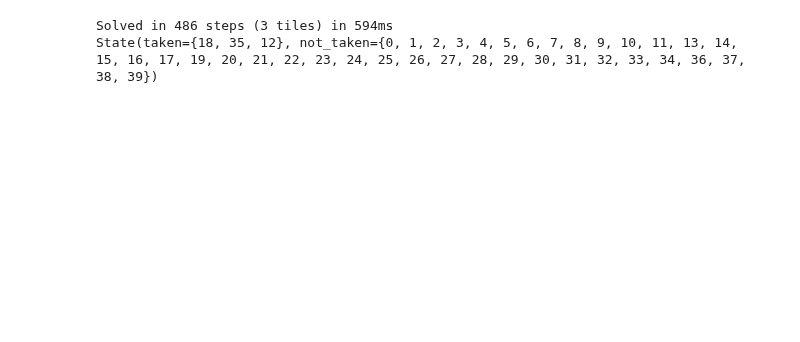
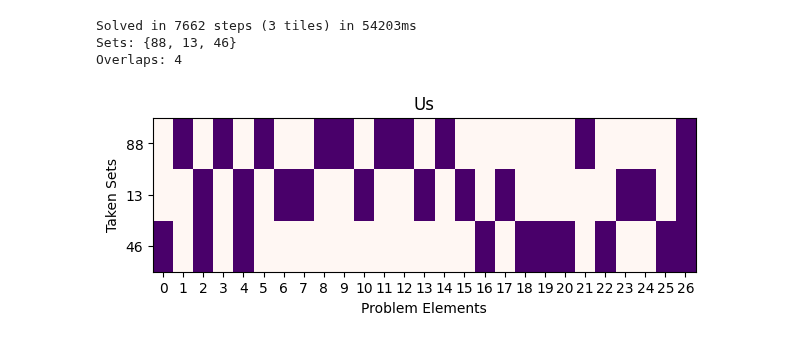
Before and after one commit to Mattizza/CompInt2324, a Jupyter notebook: Lab_1/set_covering.ipynb, the cells around one changed output. Saved outputs shown, nothing was run; the diff lists cells and outputs as text; code cells hidden in the pictures; blank space fills up the shorter version.

```diff
--- a/Lab_1/set_covering.ipynb
+++ b/Lab_1/set_covering.ipynb
@@ -12,12 +18,13 @@ from time import time
 import numpy as np
 # %%
-# Set the configuration of the problem.
-PROBLEM_SIZE = 9    # Number of points to be covered.
-NUM_SETS = 40       # Number of sets in our pool.
-ALPHA = 0.3         # Probability for a set to cover one point.
+# Define the configuration of the problem.
+PROBLEM_SIZE = 27    # Number of points to be covered.
+NUM_SETS = 100       # Number of sets in our pool.
+ALPHA = 0.4          # Probability for a set to cover one point.
 
 State = namedtuple('State', ['taken', 'not_taken'])
 
+seed(42)
 SETS = tuple(np.array([random() < ALPHA for _ in range(PROBLEM_SIZE)]) \
                 for _ in range (NUM_SETS))
 # %%
@@ -52,32 +173,36 @@ assert goal_check(State(set(range(NUM_SETS)), set())), 'Problem not solvable'
 # %%
 frontier = PriorityQueue()
-# frontier = SimpleQueue()
-# frontier = LifoQueue()
-
 state = State(set(), set(range(NUM_SETS)))
 frontier.put((proximity(state), state))
 
 counter = 0
 _, current_state = frontier.get()
 
 tic = time()
-while not goal_check(current_state):
 
-    counter += 1
+with tqdm(total = None) as pbar:
+    while not goal_check(current_state):
 
-    for action in current_state.not_taken:
+        counter += 1
 
-        new_state = State(current_state.taken ^ {action}, \
-                          current_state.not_taken ^ {action})
-        frontier.put((cost(new_state) - proximity(new_state), new_state))
+        for action in current_state.not_taken:
 
-    _, current_state = frontier.get()
+            new_state = State(current_state.taken ^ {action},
+                              current_state.not_taken ^ {action})
+            frontier.put((cost(new_state) - proximity(new_state), new_state))
+
+        _, current_state = frontier.get()
+        pbar.update(1)
 
 toc = time()
 
-print(f'Solved in {counter:,} steps ({len(current_state.taken)} tiles) \
+print(f'Solved in {counter} steps ({len(current_state.taken)} tiles) \
 in {(toc - tic)*1000:.0f}ms')
-print(current_state)
+print(f'Sets: {current_state.taken}')
+print(f'Overlaps: {count_overlaps(current_state)}')
+visualize_state(current_state, 'Us')
 # %% [output]
-Solved in 486 steps (3 tiles) in 594ms
-State(taken={18, 35, 12}, not_taken={0, 1, 2, 3, 4, 5, 6, 7, 8, 9, 10, 11, 13, 14, 15, 16, 17, 19, 20, 21, 22, 23, 24, 25, 26, 27, 28, 29, 30, 31, 32, 33, 34, 36, 37, 38, 39})
+Solved in 7662 steps (3 tiles) in 54203ms
+Sets: {88, 13, 46}
+Overlaps: 4
+[figure, added]
```
Also changed, not shown: parts of 13 cells of this notebook.
